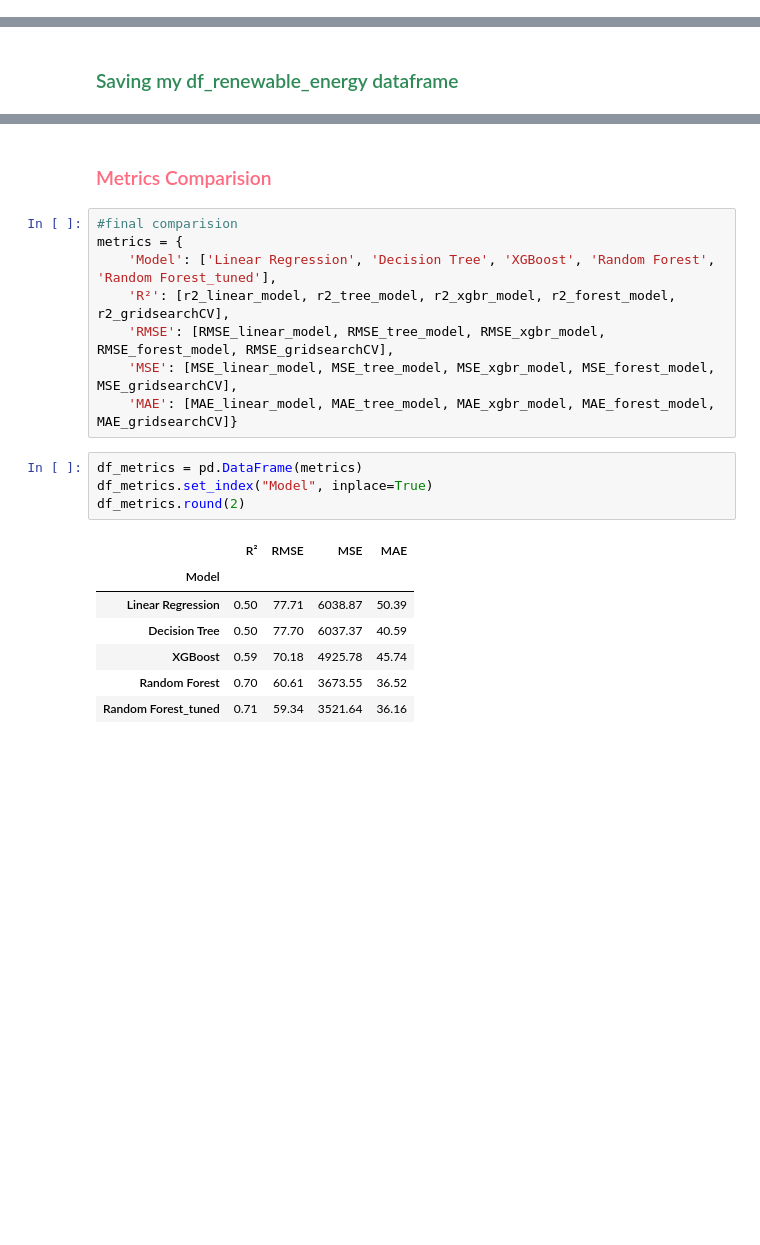
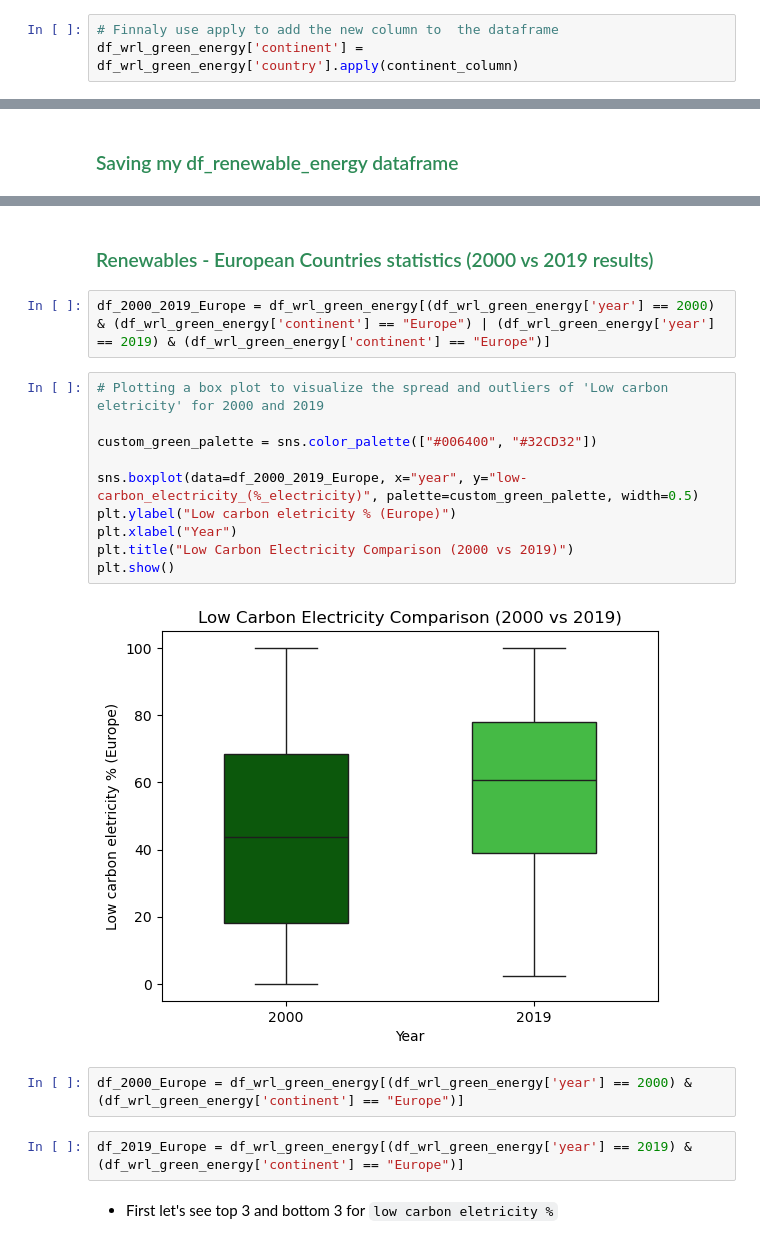
Before and after one commit to GGranja12/Renewable-Energy-Trends, a Jupyter notebook: renewable_energy_notebook.ipynb, the cells around one changed output, grey strips where cells are left out. Cells and saved outputs as stored; diff of their text form; blank space fills up the shorter version.

```diff
--- a/renewable_energy_notebook.ipynb
+++ b/renewable_energy_notebook.ipynb
@@ -130,0 +435,3 @@ df_renewable_energy.shape
+# %%
+# Finnaly use apply to add the new column to  the dataframe
+df_wrl_green_energy['continent'] = df_wrl_green_energy['country'].apply(continent_column)
@@ -1049,22 +493,22 @@ MAE =  36.16
-# %% [markdown]
-<h3 style="color: #FF6B81;">Metrics Comparision </h3>
-# %%
-#final comparision
-metrics = {
-    'Model': ['Linear Regression', 'Decision Tree', 'XGBoost', 'Random Forest', 'Random Forest_tuned'],
-    'R²': [r2_linear_model, r2_tree_model, r2_xgbr_model, r2_forest_model, r2_gridsearchCV],
-    'RMSE': [RMSE_linear_model, RMSE_tree_model, RMSE_xgbr_model, RMSE_forest_model, RMSE_gridsearchCV],
-    'MSE': [MSE_linear_model, MSE_tree_model, MSE_xgbr_model, MSE_forest_model, MSE_gridsearchCV],
-    'MAE': [MAE_linear_model, MAE_tree_model, MAE_xgbr_model, MAE_forest_model, MAE_gridsearchCV]}
-# %%
-df_metrics = pd.DataFrame(metrics)
-df_metrics.set_index("Model", inplace=True)
-df_metrics.round(2)
-# %% [output]
-|  | R² | RMSE | MSE | MAE |
-| Model |  |  |  |  |
-| Linear Regression | 0.50 | 77.71 | 6038.87 | 50.39 |
-| Decision Tree | 0.50 | 77.70 | 6037.37 | 40.59 |
-| XGBoost | 0.59 | 70.18 | 4925.78 | 45.74 |
-| Random Forest | 0.70 | 60.61 | 3673.55 | 36.52 |
-| Random Forest_tuned | 0.71 | 59.34 | 3521.64 | 36.16 |
+# %% [markdown]
+<h3 style="color: #2E8B57;">Renewables - European Countries statistics (2000 vs 2019 results)</h3>
+# %%
+df_2000_2019_Europe = df_wrl_green_energy[(df_wrl_green_energy['year'] == 2000) & (df_wrl_green_energy['continent'] == "Europe") | (df_wrl_green_energy['year'] == 2019) & (df_wrl_green_energy['continent'] == "Europe")]
+# %%
+# Plotting a box plot to visualize the spread and outliers of 'Low carbon eletricity' for 2000 and 2019
+
+custom_green_palette = sns.color_palette(["#006400", "#32CD32"])
+
+sns.boxplot(data=df_2000_2019_Europe, x="year", y="low-carbon_electricity_(%_electricity)", palette=custom_green_palette, width=0.5)
+plt.ylabel("Low carbon eletricity % (Europe)")
+plt.xlabel("Year")
+plt.title("Low Carbon Electricity Comparison (2000 vs 2019)")
+plt.show()
+# %% [output]
+[figure, added]
+# %%
+df_2000_Europe = df_wrl_green_energy[(df_wrl_green_energy['year'] == 2000) & (df_wrl_green_energy['continent'] == "Europe")]
+# %%
+df_2019_Europe = df_wrl_green_energy[(df_wrl_green_energy['year'] == 2019) & (df_wrl_green_energy['continent'] == "Europe")]
+# %% [markdown]
+- First let's see top 3 and bottom 3 for `low carbon eletricity %`
```
Also changed, not shown: parts of 204 cells of this notebook, 4 other files.
